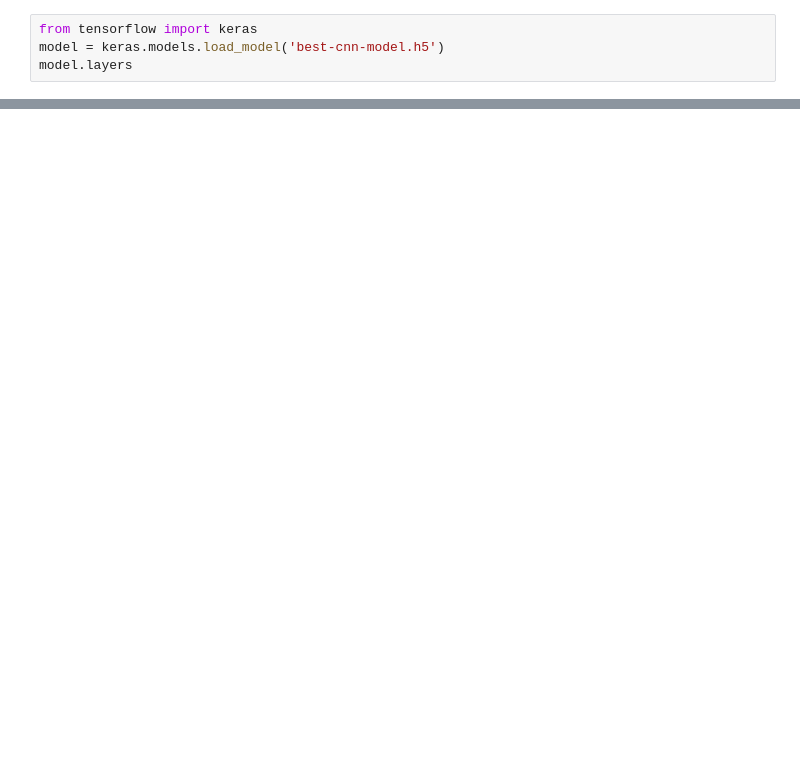
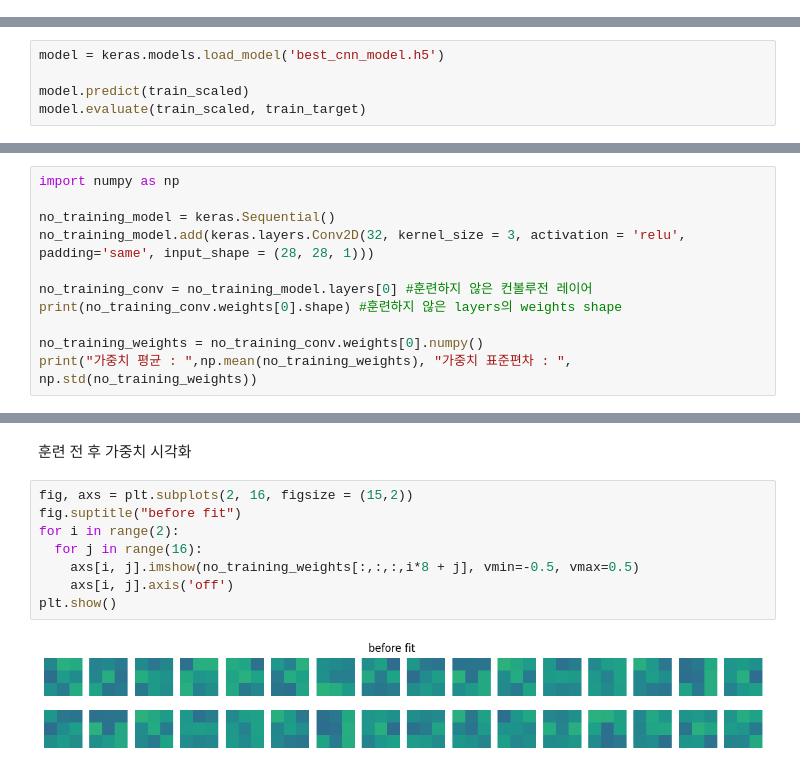
Before and after one commit to leejunho12316/HonGongMachine, a Jupyter notebook: 혼공머신_8_3_합성곱_신경망의_시각화.ipynb, the cells around one changed output, grey strips where cells are left out. Saved outputs shown, nothing was run; the diff lists cells and outputs as text; blank space fills up the shorter version.

```diff
--- a/혼공머신_8_3_합성곱_신경망의_시각화.ipynb
+++ b/혼공머신_8_3_합성곱_신경망의_시각화.ipynb
@@ -97,4 +49,0 @@ model.evaluate(test_scaled, test_target)
-# %%
-from tensorflow import keras
-model = keras.models.load_model('best-cnn-model.h5')
-model.layers
@@ -152,0 +50,5 @@ plt.hist(model.layers[0].weights[0].numpy().reshape(-1,1))
+# %%
+model = keras.models.load_model('best_cnn_model.h5')
+
+model.predict(train_scaled)
+model.evaluate(train_scaled, train_target)
@@ -152,0 +73,11 @@ plt.hist(model.layers[0].weights[0].numpy().reshape(-1,1))
+# %%
+import numpy as np
+
+no_training_model = keras.Sequential()
+no_training_model.add(keras.layers.Conv2D(32, kernel_size = 3, activation = 'relu', padding='same', input_shape = (28, 28, 1)))
+
+no_training_conv = no_training_model.layers[0] #훈련하지 않은 컨볼루전 레이어
+print(no_training_conv.weights[0].shape) #훈련하지 않은 layers의 weights shape
+
+no_training_weights = no_training_conv.weights[0].numpy()
+print("가중치 평균 : ",np.mean(no_training_weights), "가중치 표준편차 : ", np.std(no_training_weights))
@@ -152,0 +97,12 @@ plt.hist(model.layers[0].weights[0].numpy().reshape(-1,1))
+# %% [markdown]
+훈련 전 후 가중치 시각화
+# %%
+fig, axs = plt.subplots(2, 16, figsize = (15,2))
+fig.suptitle("before fit")
+for i in range(2):
+  for j in range(16):
+    axs[i, j].imshow(no_training_weights[:,:,:,i*8 + j], vmin=-0.5, vmax=0.5)
+    axs[i, j].axis('off')
+plt.show()
+# %% [output]
+[figure, added]
```
Also changed, not shown: parts of 23 cells of this notebook.
